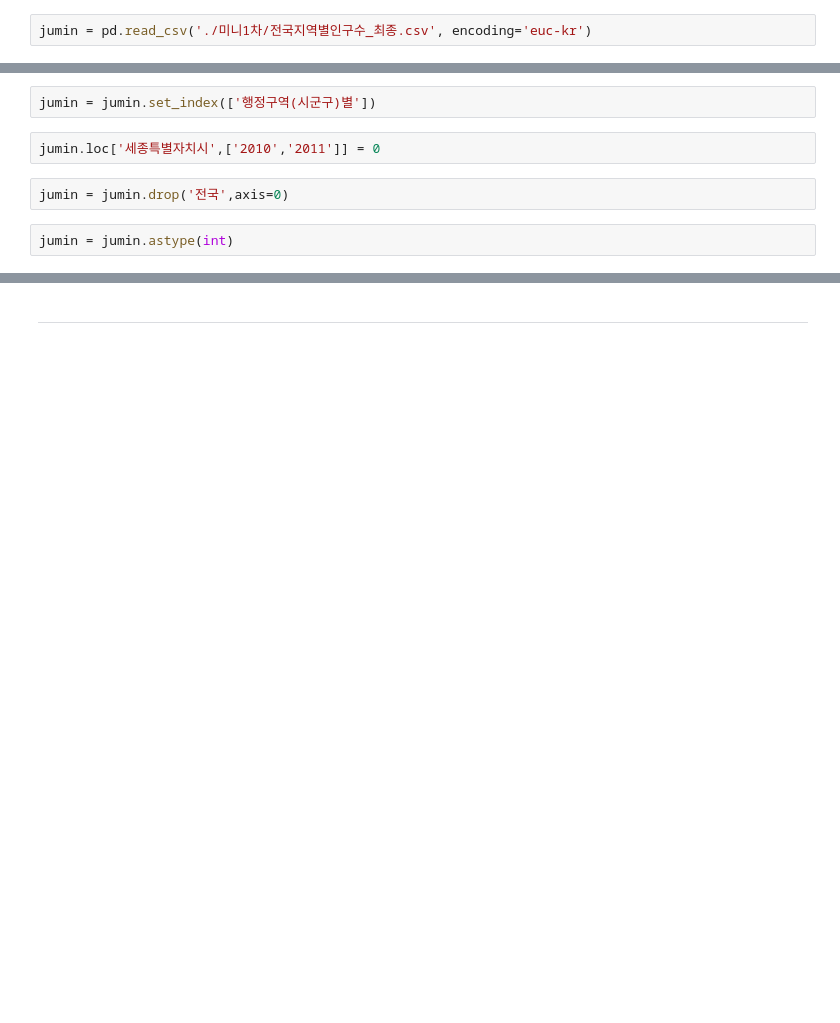
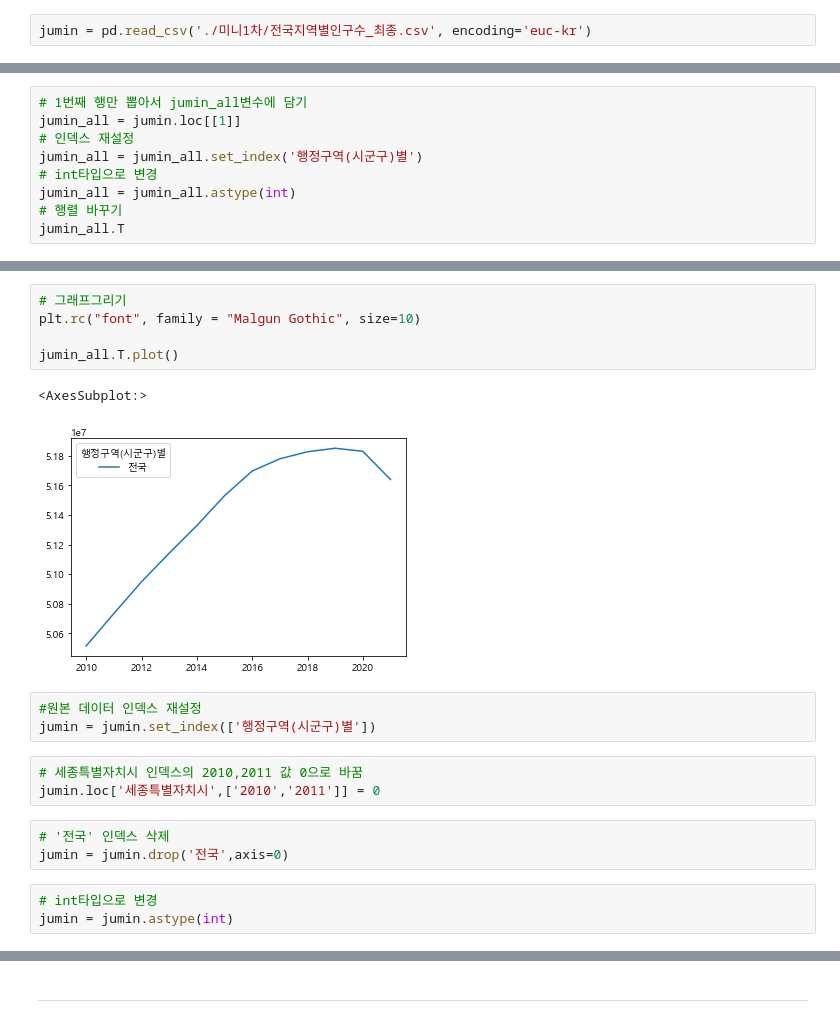
Before and after one commit to hk918216/Mini-Project_1, a Jupyter notebook: 1_인구데이터읽기.ipynb, the cells around one changed output, grey strips where cells are left out. Drawn from its saved outputs; the diff is of its cells as text; blank space fills up the shorter version.

```diff
--- a/1_인구데이터읽기.ipynb
+++ b/1_인구데이터읽기.ipynb
@@ -163,0 +125,9 @@ jumin
+# %%
+# 1번째 행만 뽑아서 jumin_all변수에 담기
+jumin_all = jumin.loc[[1]]
+# 인덱스 재설정
+jumin_all = jumin_all.set_index('행정구역(시군구)별')
+# int타입으로 변경
+jumin_all = jumin_all.astype(int)
+# 행렬 바꾸기
+jumin_all.T
@@ -164,9 +148,21 @@ jumin
+# %%
+# 그래프그리기
+plt.rc("font", family = "Malgun Gothic", size=10)
+
+jumin_all.T.plot()
+# %% [output]
+<AxesSubplot:>
+[figure, added]
 # %%
+#원본 데이터 인덱스 재설정
 jumin = jumin.set_index(['행정구역(시군구)별'])
 # %%
+# 세종특별자치시 인덱스의 2010,2011 값 0으로 바꿈
 jumin.loc['세종특별자치시',['2010','2011']] = 0
 # %%
+# '전국' 인덱스 삭제
 jumin = jumin.drop('전국',axis=0)
 # %%
+# int타입으로 변경
 jumin = jumin.astype(int)
 # %%
```
Also changed, not shown: parts of 87 cells of this notebook, 6 other files.
